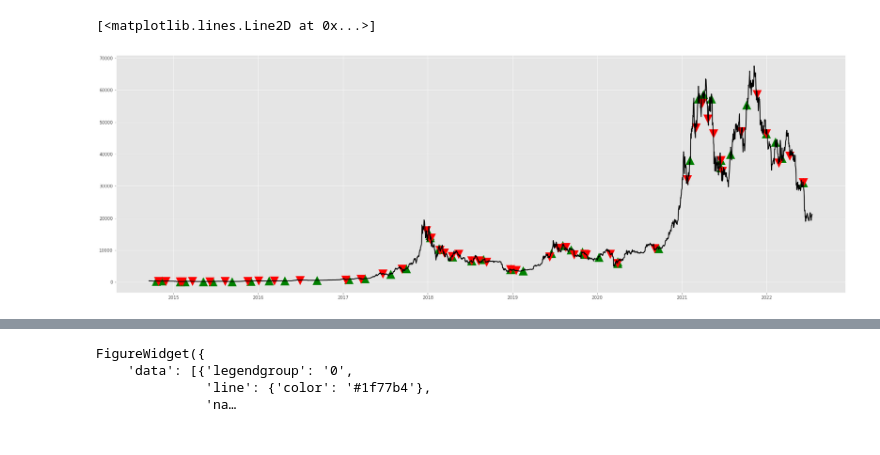
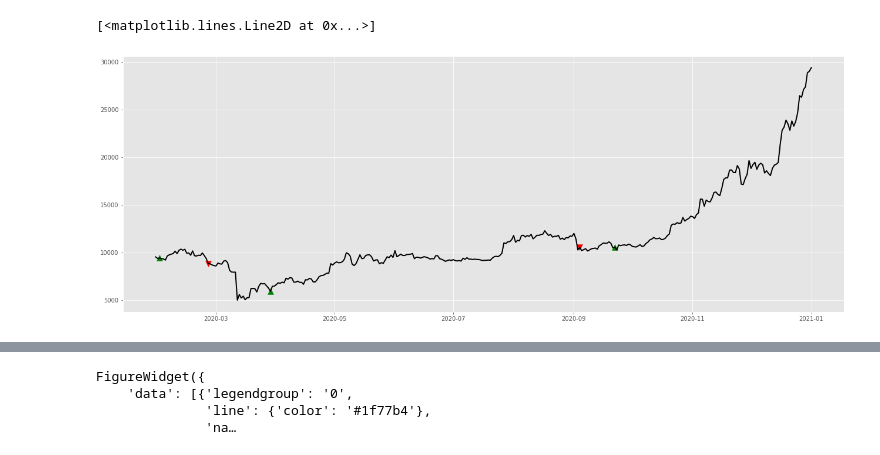
Before and after one commit to FoxPlotQuantamental/TrendFollowingModel, a Jupyter notebook: modelo.ipynb, the cells around one changed output, grey strips where cells are left out. Drawn from its saved outputs; the diff is of its cells as text; code cells hidden in the pictures.

Commit message:
removed stoploss temporarily, some graph fixes.

```diff
--- a/modelo.ipynb
+++ b/modelo.ipynb
@@ -4,3 +4,5 @@ import pandas as pd
 import matplotlib.pyplot as plt
 import math
 plt.style.use("ggplot")
+# %%
+df_raw=yf.download("BTC-USD",progress=False)
@@ -6,0 +11,5 @@ plt.style.use("ggplot")
+# %%
+
+year_start = '2020'
+year_end = '2021'
+df = df_raw.loc[f'{year_start}-01-01':f'{year_end}-01-01']
@@ -7,6 +18,4 @@ plt.style.use("ggplot")
 # %%
-df=yf.download("BTC-USD",progress=False)
-
 #MOVING AVG
 df["SMA21"]=df["Close"].rolling(21).mean()
 df["SMA9"]=df["Close"].rolling(9).mean()
@@ -44,7 +53,4 @@ for i in df.index:
         df.loc[i, "3070POINTS"] = "blue"
     prev=i
 
-# df
-
-# df.head(5)
-#START DATE 2014-09-17
+df = df.dropna()
@@ -158,4 +163,4 @@ df_log
 # %%
-if df_log.iloc[-1]["Type"]=="Buy":
-    df_log=df_log.iloc[:-1]
-    Buy=Buy[:-1]
+# if df_log.iloc[-1]["Type"]=="Buy":
+#     df_log=df_log.iloc[:-1]
+#     Buy=Buy[:-1]
@@ -194,8 +209,8 @@ plt.show()
 # %%
-plt.figure(figsize=(30,10))
-plt.scatter(df.iloc[Buy].index, df.iloc[Buy]["Adj Close"], marker="^", color="green",s=400)
-plt.scatter(df.iloc[Sell].index, df.iloc[Sell]["Adj Close"], marker="v", color="red",s=400)
+plt.figure(figsize=(22,8))
+plt.scatter(df.iloc[Buy].index, df.iloc[Buy]["Adj Close"], marker="^", color="green",s=100)
+plt.scatter(df.iloc[Sell].index, df.iloc[Sell]["Adj Close"], marker="v", color="red",s=100)
 plt.plot(df["Adj Close"], label="Price", color="k",linewidth =2)
 # %% [output]
 [<matplotlib.lines.Line2D at 0x...>]
-[figure, old version]
+[figure, new version]
```
Also changed, not shown: parts of 21 cells of this notebook.
